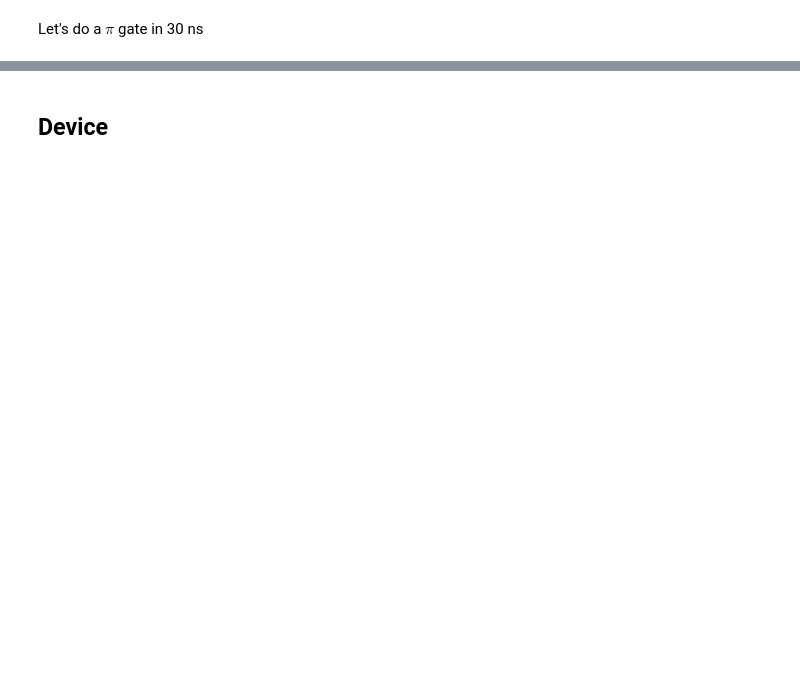
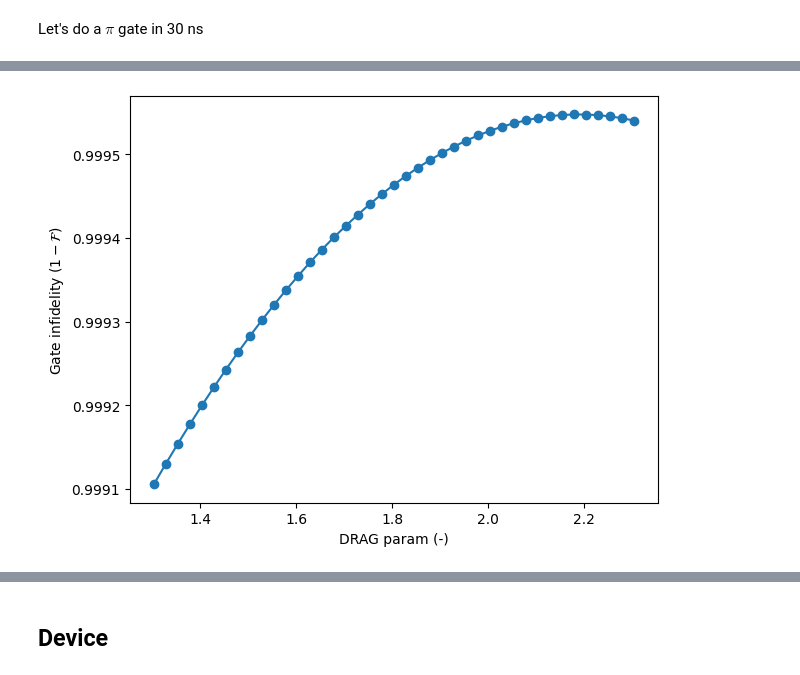
Before and after one commit to TheSQuaD-IQ/blueprint, a Jupyter notebook: notebooks/single_qubit_gate.ipynb, the cells around one changed output, grey strips where cells are left out. Cells and saved outputs as stored; diff of their text form; code cells hidden in the pictures; blank space fills up the shorter version.

```diff
--- a/notebooks/single_qubit_gate.ipynb
+++ b/notebooks/single_qubit_gate.ipynb
@@ -62,0 +414,22 @@ Array(6.148535, dtype=float32)
+# %%
+fidelities_drag = []
+for drag_param_idx in range(len(drag_params)):
+    PTM = metrajs_ptm_drag[drag_param_idx, :, :]
+    fidel = gate_fidelity(PTM, target_ptm_op=target_ptm_op)
+    fidelities_drag.append(fidel)
+fidelities_drag = np.array(fidelities_drag)
+# %%
+plt.plot(drag_params, fidelities_drag, "-o")
+# plt.plot(
+#     carrier_freqs,
+#     polyfit_result[0] * carrier_freqs**2
+#     + polyfit_result[1] * carrier_freqs
+#     + polyfit_result[2],
+# )
+# plt.axvline(optimal_freq, c="C1")
+# plt.axvline(device.qubits[0].frequency, ls="--")
+plt.xlabel("DRAG param (-)")
+plt.ylabel(r"Gate infidelity $(1-\mathcal{F})$")
+plt.tight_layout()
+# %% [output]
+[figure, added]
```
Also changed, not shown: parts of 84 cells of this notebook, 2 other files.
